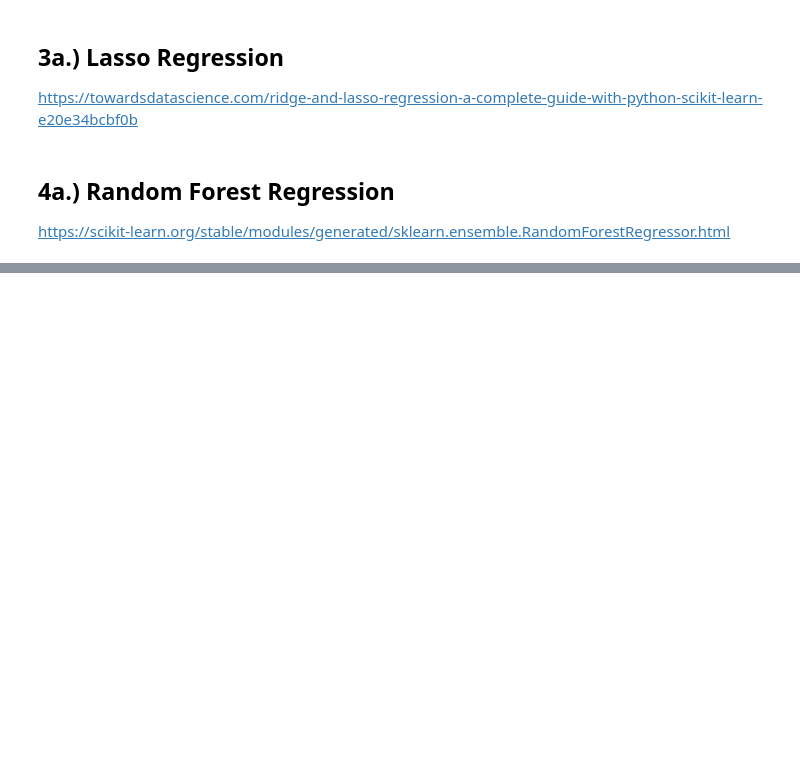
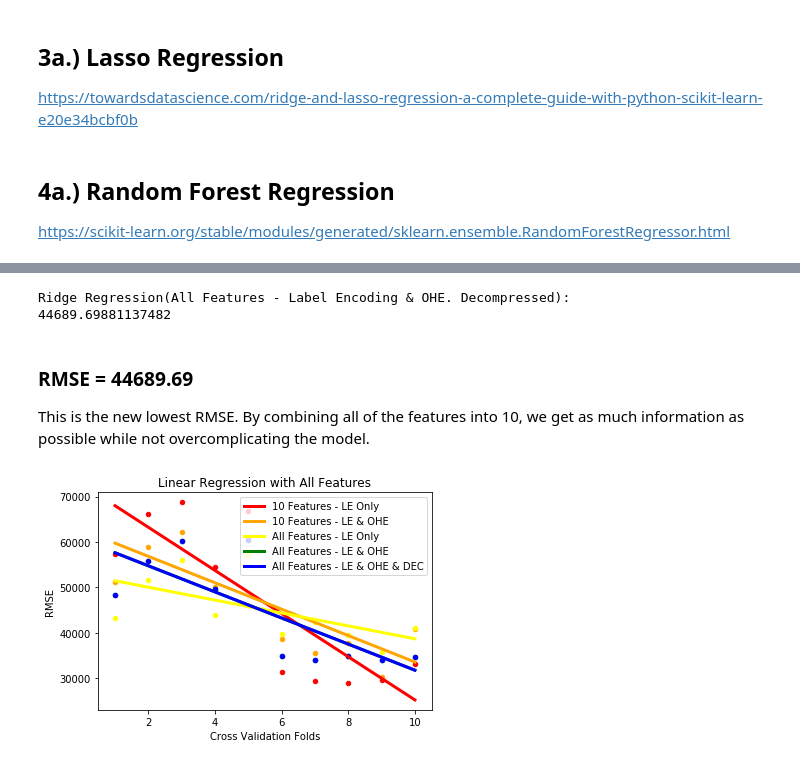
Before and after one commit to RPeralta5/Data-Science, a Jupyter notebook: Source Files/House_Prices.ipynb, the cells around one changed output, grey strips where cells are left out. Cells and saved outputs as stored; diff of their text form; code cells hidden in the pictures; blank space fills up the shorter version.

Commit message:
Ridge Regression
Ridge Regression with LE, OHE, and Dimensional Reduction.
Includes a graph comparing each model.

```diff
--- a/Source Files/House_Prices.ipynb
+++ b/Source Files/House_Prices.ipynb
@@ -662,0 +1031,74 @@ Ridge(alpha=1.0, copy_X=True, fit_intercept=True, max_iter=None,
+# %%
+
+ridge_r = Ridge(alpha=1.0)
+accuracy_list_rr_dec = cross_val_score(ridge_r, X, y, cv=10, scoring='neg_mean_squared_error')
+#ridge_r = ridge_r.fit(X_train, y_train)
+
+
+# function cross_val_score performs Cross Validation:
+
+
+rmse_list_rr_dec = []
+for l in accuracy_list_rr_dec:
+    x = np.sqrt(-1* l)
+    rmse_list_rr_dec.append(x)
+
+print("Ridge Regression(All Features - Label Encoding & OHE. Decompressed):          ", List_Average(rmse_list_rr_dec))
+# %% [output]
+Ridge Regression(All Features - Label Encoding & OHE. Decompressed):           44689.69881137482
+# %% [markdown]
+### RMSE = 44689.69
+This is the new lowest RMSE.
+By combining all of the features into 10, we get as much information as possible while not overcomplicating the model.
+# %%
+data_points1 =rmse_list_rr_10
+data_points2 =rmse_list_rr_10_ohe
+data_points3 =rmse_list_rr_all
+data_points4 =rmse_list_rr_all_ohe
+data_points5 =rmse_list_rr_dec
+
+x_values = range(1, len(rmse_list_rr_10)+1)
+
+# solution
+a, b = best_fit(x_values, data_points1)
+c, d = best_fit(x_values, data_points2)
+e, f = best_fit(x_values, data_points3)
+g, h = best_fit(x_values, data_points4)
+i, j = best_fit(x_values, data_points5)
+
+
+# plot points and fit line
+plt.scatter(x_values, data_points1,color='red',s=20)
+yfit = [a + b * xi for xi in x_values]
+line1, =plt.plot(x_values, yfit,linewidth = 3,color='red', markerfacecolor='red', markersize=12, label='10 Features - LE Only')
+
+plt.scatter(x_values, data_points2,color='orange',s=20)
+yfit2 = [c + d * xi for xi in x_values]
+line2, =plt.plot(x_values, yfit2,linewidth = 3,color='orange', markerfacecolor='orange', markersize=12, label='10 Features - LE & OHE')
+
+plt.scatter(x_values, data_points3,color='yellow',s=20)
+yfit3 = [e + f * xi for xi in x_values]
+line3, =plt.plot(x_values, yfit3,linewidth = 3,color='yellow', markerfacecolor='yellow', markersize=12, label='All Features - LE Only')
+
+plt.scatter(x_values, data_points4,color='green',s=20)
+yfit4 = [g + h * xi for xi in x_values]
+line4, =plt.plot(x_values, yfit4,linewidth = 3,color='green', markerfacecolor='green', markersize=12, label='All Features - LE & OHE')
+
+plt.scatter(x_values, data_points5,color='blue',s=20)
+yfit5 = [i + j * xi for xi in x_values]
+line5, =plt.plot(x_values, yfit4,linewidth = 3,color='blue', markerfacecolor='blue', markersize=12, label='All Features - LE & OHE & DEC')
+
+
+#line1, = plt.plot(x_values, data_points1,color='red', linestyle='dashed', linewidth = 3, marker='o', markerfacecolor='red', markersize=12, label='All Features - LE Only')
+plt.legend(handles=[line1,line2,line3,line4,line5])
+
+# naming the x axis
+plt.xlabel('Cross Validation Folds')
+# naming the y axis
+plt.ylabel('RMSE')
+
+# giving a title the graph
+plt.title('Linear Regression with All Features')
+plt.show()
+# %% [output]
+[figure, added]
```
Also changed, not shown: parts of 24 cells of this notebook.
